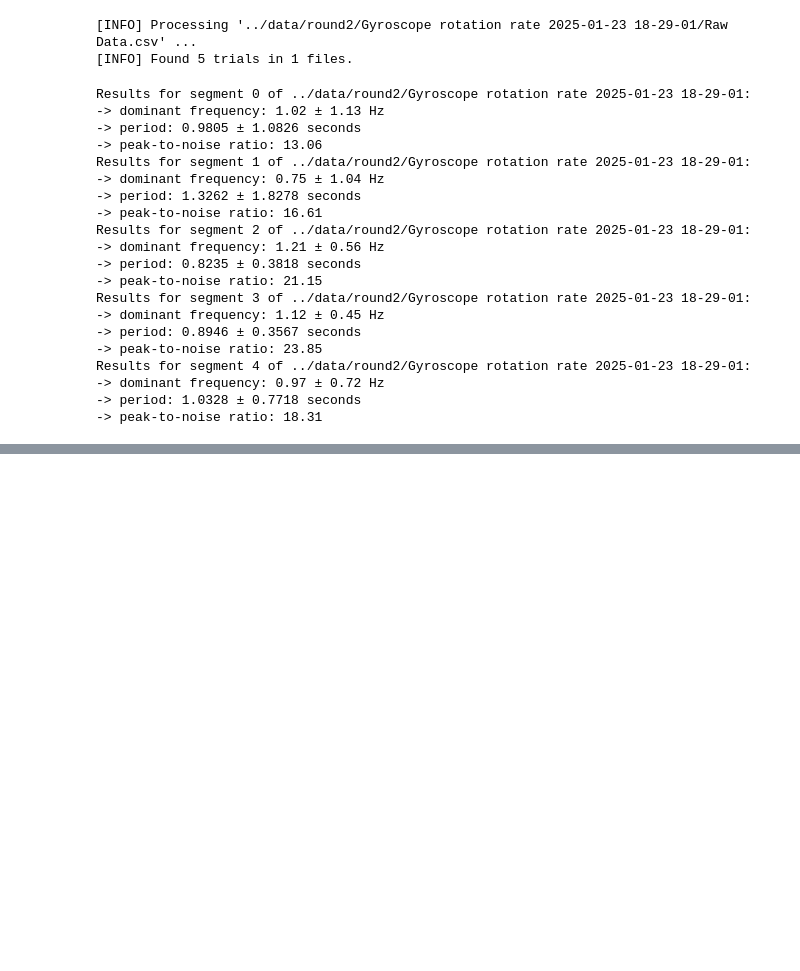
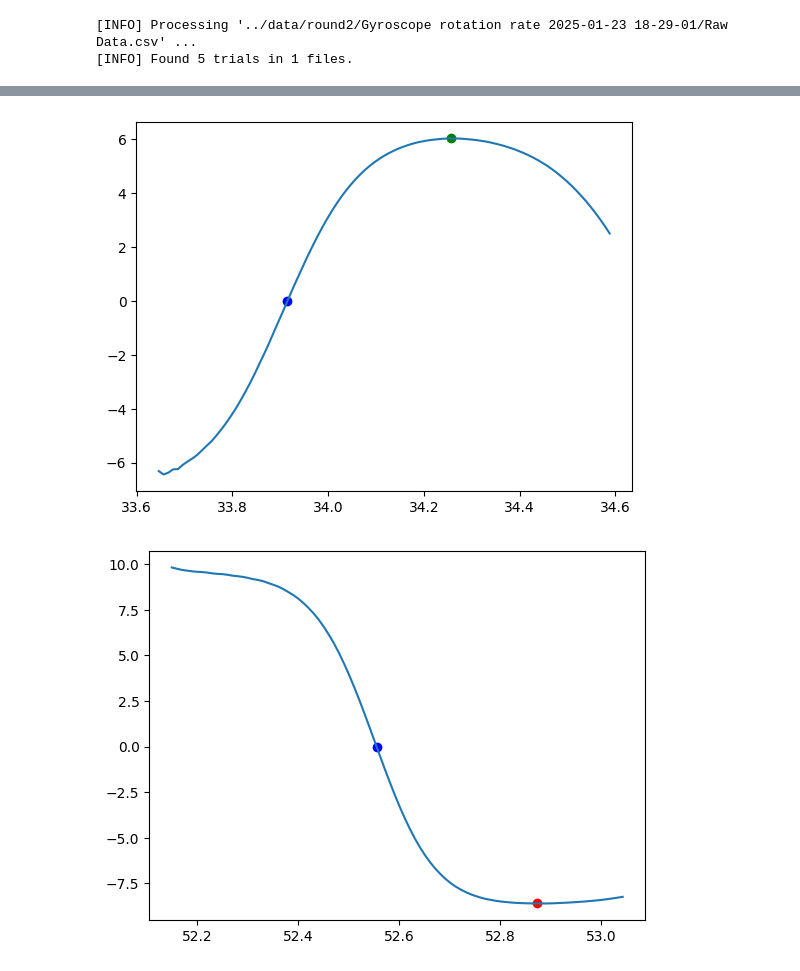
Before and after one commit to fbubbar/sci1-t2, a Jupyter notebook: analyse/round2.ipynb, the cells around one changed output, grey strips where cells are left out. Drawn from its saved outputs; the diff is of its cells as text; code cells hidden in the pictures; blank space fills up the shorter version.

```diff
--- a/analyse/round2.ipynb
+++ b/analyse/round2.ipynb
@@ -16,26 +16,6 @@ for trial in trials:
     add_angular_momentum(trial, I)
 
 # plot_trials_L(trials, meta)
-# %%
-period_data = analyse_trial_freqs(trials, meta)
-# %% [output]
-Results for segment 0 of ../data/round2/Gyroscope rotation rate 2025-01-23 18-29-01:
--> dominant frequency: 1.02 ± 1.13 Hz
--> period: 0.9805 ± 1.0826 seconds
--> peak-to-noise ratio: 13.06
-Results for segment 1 of ../data/round2/Gyroscope rotation rate 2025-01-23 18-29-01:
--> dominant frequency: 0.75 ± 1.04 Hz
--> period: 1.3262 ± 1.8278 seconds
--> peak-to-noise ratio: 16.61
-Results for segment 2 of ../data/round2/Gyroscope rotation rate 2025-01-23 18-29-01:
--> dominant frequency: 1.21 ± 0.56 Hz
--> period: 0.8235 ± 0.3818 seconds
--> peak-to-noise ratio: 21.15
-Results for segment 3 of ../data/round2/Gyroscope rotation rate 2025-01-23 18-29-01:
--> dominant frequency: 1.12 ± 0.45 Hz
--> period: 0.8946 ± 0.3567 seconds
--> peak-to-noise ratio: 23.85
-Results for segment 4 of ../data/round2/Gyroscope rotation rate 2025-01-23 18-29-01:
--> dominant frequency: 0.97 ± 0.72 Hz
--> period: 1.0328 ± 0.7718 seconds
--> peak-to-noise ratio: 18.31
+# %%
+omega0s, T, dT = point_trial_periods(trials, plot_points=True)
+# %% [output]
@@ -41,0 +23,2 @@ Results for segment 4 of ../data/round2/Gyroscope rotation rate 2025-01-23 18-29
+[figure, added]
+[figure, added]
```
Also changed, not shown: parts of 1 cell of this notebook, 6 other files.
